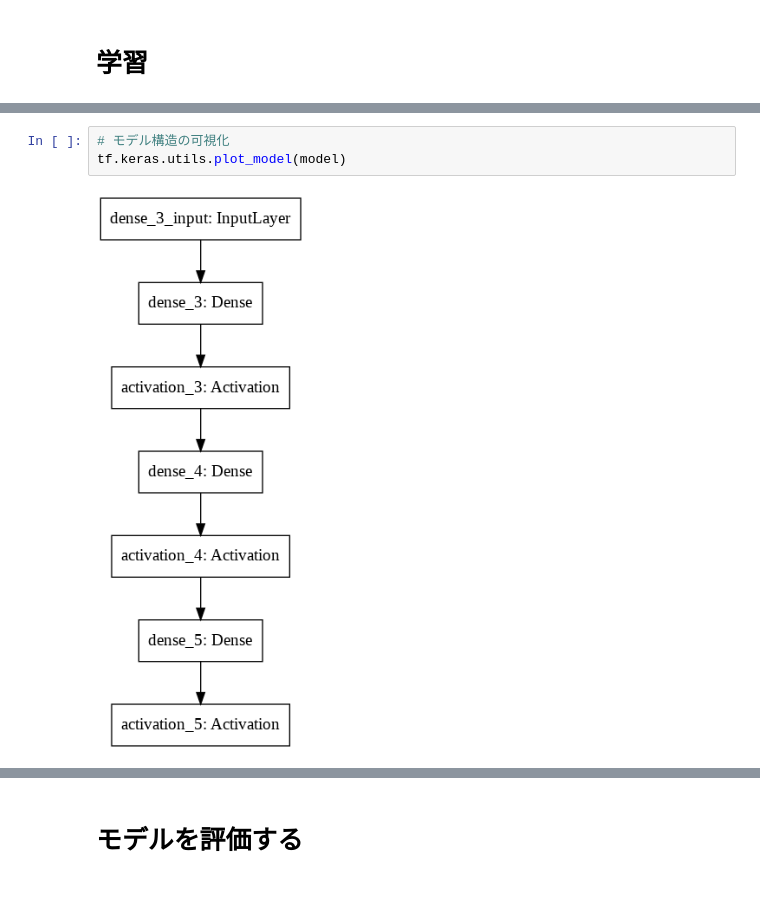
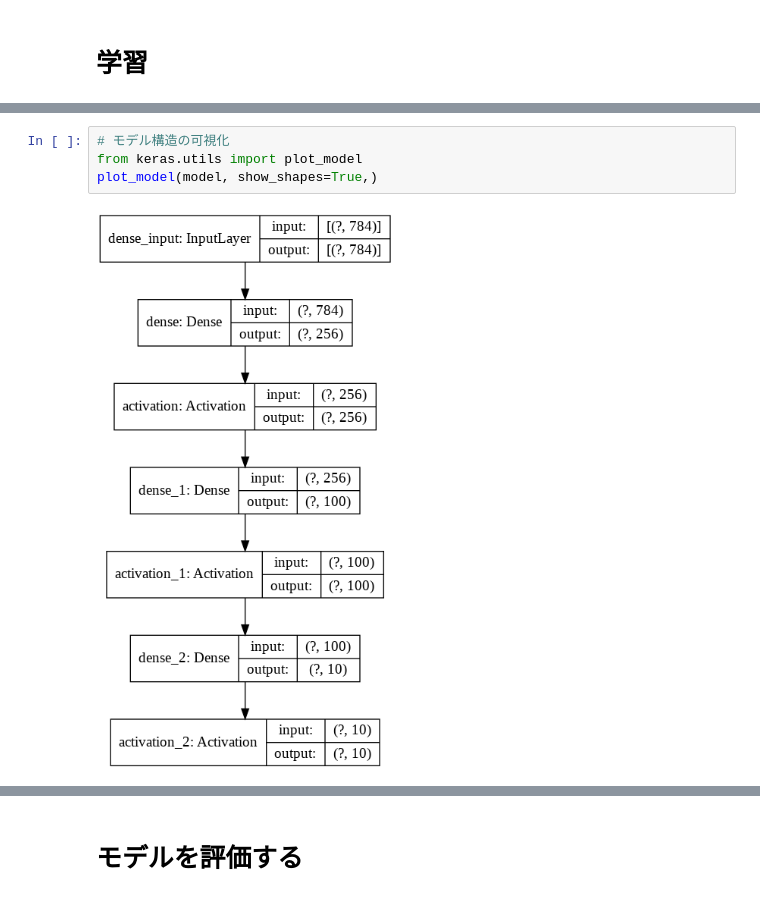
Before and after one commit to Strix9289/Introduction-of-Deep-Learning, a Jupyter notebook: Classification.ipynb, the cells around one changed output, grey strips where cells are left out. Cells and saved outputs as stored; diff of their text form.

```diff
--- a/Classification.ipynb
+++ b/Classification.ipynb
@@ -148,5 +149,6 @@ Epoch 10/10
 # %%
 # モデル構造の可視化
-tf.keras.utils.plot_model(model)
+from keras.utils import plot_model
+plot_model(model, show_shapes=True,)
 # %% [output]
-[figure, old version]
+[figure, new version]
```
Also changed, not shown: parts of 5 cells of this notebook.
